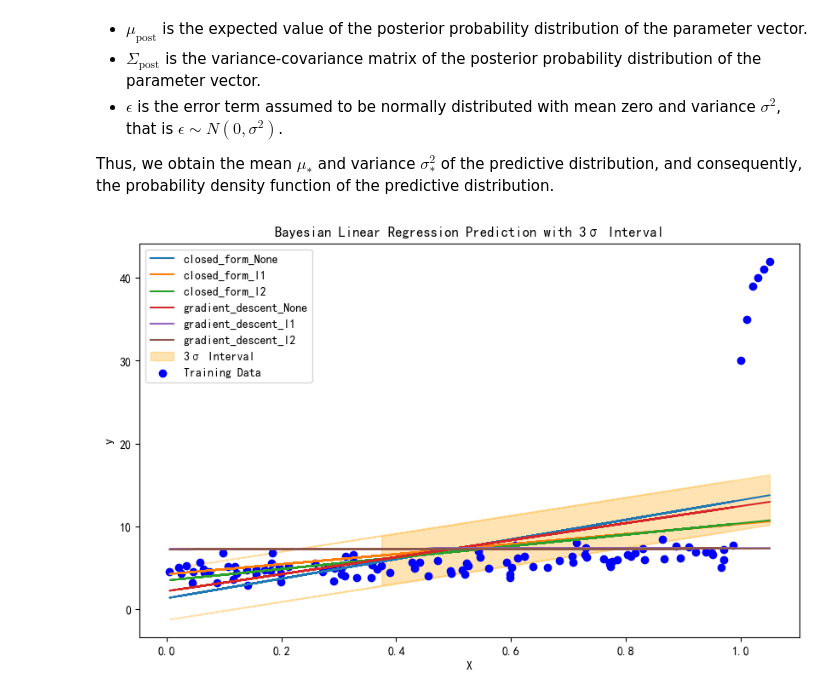
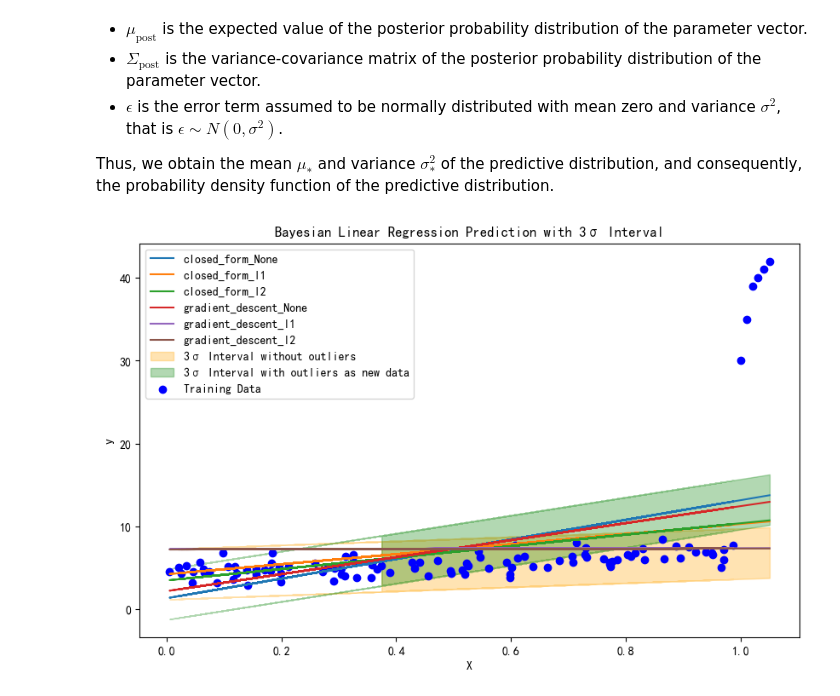
Before and after one commit to pandalabme/whiteboard_ml, a Jupyter notebook: line_regression.ipynb, the cells around one changed output. Saved outputs shown, nothing was run; the diff lists cells and outputs as text; code cells hidden in the pictures.

```diff
--- a/line_regression.ipynb
+++ b/line_regression.ipynb
@@ -222,14 +222,14 @@ class LinearRegression:
 # %%
 # Generate some random data
 np.random.seed(42)
-X = np.random.rand(100, 1)
+X_org = np.random.rand(100, 1)
 # Introduce outliers
 # X = np.linspace(0,100,100)
-y = 4 + 3 * X + np.random.randn(100, 1)
+y_org = 4 + 3 * X_org + np.random.randn(100, 1)
 X_outliers = np.array([[1], [1.01], [1.02],[1.03], [1.04], [1.05]])
 y_outliers = np.array([[30], [35], [39],[40], [41], [42]])
-X = np.vstack((X, X_outliers))
-y = np.vstack((y, y_outliers))
+X = np.vstack((X_org, X_outliers))
+y = np.vstack((y_org, y_outliers))
 methods = ['closed_form','gradient_descent']
 regs = [None,'l1','l2']
 # Instantiate and fit the models
@@ -421,37 +421,51 @@ def plot_line(w,c,label=None):
     y = x_b.dot(w)
     plt.plot(x, y, c=c,label=label)
 
+def bayes_lr(sigma,X_b,y,theta_mu,theta_sigma_prior):
+    theta_sigma_posterior = np.linalg.inv(np.linalg.inv(theta_sigma_prior) + np.dot(X_b.T, X_b)/sigma**2)  # 后验方差矩阵
+    mean_posterior = theta_sigma_posterior.dot(np.dot(X_b.T,y)/sigma**2+np.linalg.inv(theta_sigma_prior).dot(theta_mu))  # 后验均值
+    return mean_posterior,theta_sigma_posterior
+
+sigma = 1
 X_b = np.c_[np.ones((X.shape[0], 1)), X]
-# 计算后验分布的参数
-sigma = 1
 theta_mu = np.zeros(X_b.shape[1]).reshape(-1,1)
 theta_sigma_prior = 1*np.eye(X_b.shape[1])  # 先验方差矩阵
-theta_sigma_posterior = np.linalg.inv(theta_sigma_prior + np.dot(X_b.T, X_b)/sigma**2)  # 后验方差矩阵
-mean_posterior = theta_sigma_posterior.dot(np.dot(X_b.T,y)/sigma**2+np.linalg.inv(theta_sigma_prior).dot(theta_mu))  # 后验均值
+# 计算后验分布的参数
+mean_posterior,theta_sigma_posterior = bayes_lr(sigma,X_b[:100],y[:100],theta_mu,theta_sigma_prior)
+outlier_posterior,outlier_sigma_posterior = bayes_lr(sigma,X_b[100:],y[100:],mean_posterior,theta_sigma_posterior)
+# X_outliers = np.array([[1], [1.01], [1.02],[1.03], [1.04], [1.05]])
+# y_outliers = np.array([[30], [35], [39],[40], [41], [42]])
 # 计算预测值的后验分布
 y_pred_mean = X_b.dot(mean_posterior)
 y_pred_std = np.sqrt([sigma+X_b[i].dot(theta_sigma_posterior).dot(X_b[i].T) for i in range(len(X_b))]).reshape(-1,1)
 
+# X_outliers_b = np.c_[np.ones((X_outliers.shape[0], 1)), X_outliers]
+y_outlier_mean = X_b.dot(outlier_posterior)
+y_outlier_std = np.sqrt([sigma+X_b[i].dot(outlier_sigma_posterior).dot(X_b[i].T) for i in range(len(X_b))]).reshape(-1,1)
+
 # 绘制预测结果和3σ曲线
 plt.figure(figsize=(10, 6))
 
-plt.fill_between(X.ravel(), (y_pred_mean - 3 * y_pred_std).ravel(), (y_pred_mean + 3 * y_pred_std).ravel(), color='orange', alpha=0.3, label='3σ Interval')
+plt.fill_between(X.ravel(), (y_pred_mean - 3 * y_pred_std).ravel(), (y_pred_mean + 3 * y_pred_std).ravel(), color='orange', alpha=0.3, label='3σ Interval without outliers')
+plt.fill_between(X.ravel(), (y_outlier_mean - 3 * y_outlier_std).ravel(), (y_outlier_mean + 3 * y_outlier_std).ravel(), color='green', alpha=0.3, label='3σ Interval with outliers as new data')
+# plot_line(mean_posterior,'r','0~30 Predicted Mean')
+# plot_line(outlier_posterior,'g','30~60 Predicted Mean')
 plt.scatter(X, y, color='blue', label='Training Data')
 # plt.plot(X, y_pred_mean, color='red', label='Predicted Mean')
 
 # rn = 10
 # thetas = np.random.multivariate_normal(mean_posterior.ravel(), theta_sigma_posterior, size=rn)
 for m in methods:
     for r in regs:
         plt.plot(X, models['{}_{}'.format(m,r)].predict(X), label='{}_{}'.format(m,r))
 # for i in range(rn):
 #     plot_line(thetas[i],'g')
 # plot_line(mean_posterior,'r','Predicted Mean')
 plt.legend()
 plt.xlabel('X')
 plt.ylabel('y')
 plt.title('Bayesian Linear Regression Prediction with 3σ Interval')
 plt.legend()
 plt.show()
 # %% [output]
-[figure, old version]
+[figure, new version]
```
Also changed, not shown: 1 other file.
